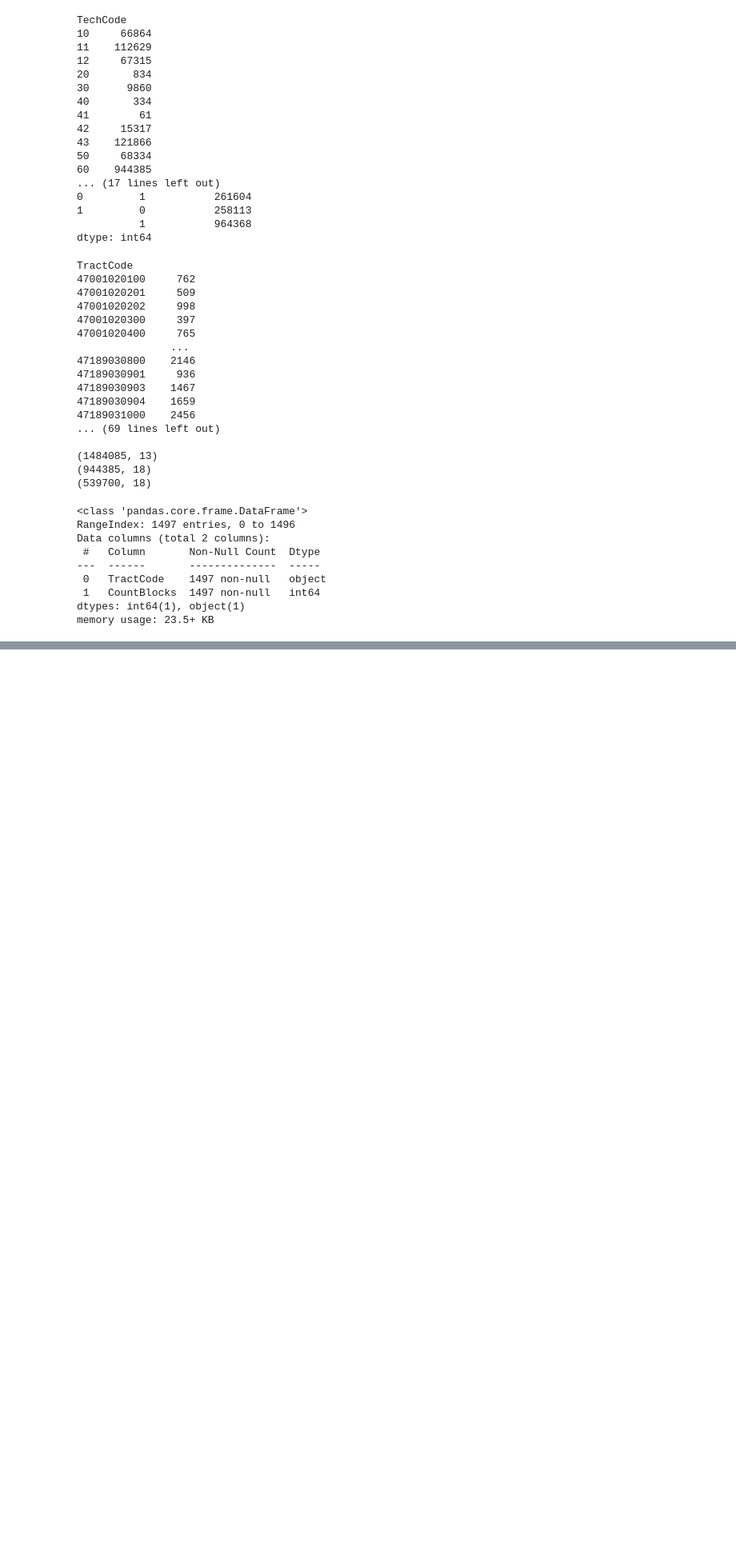
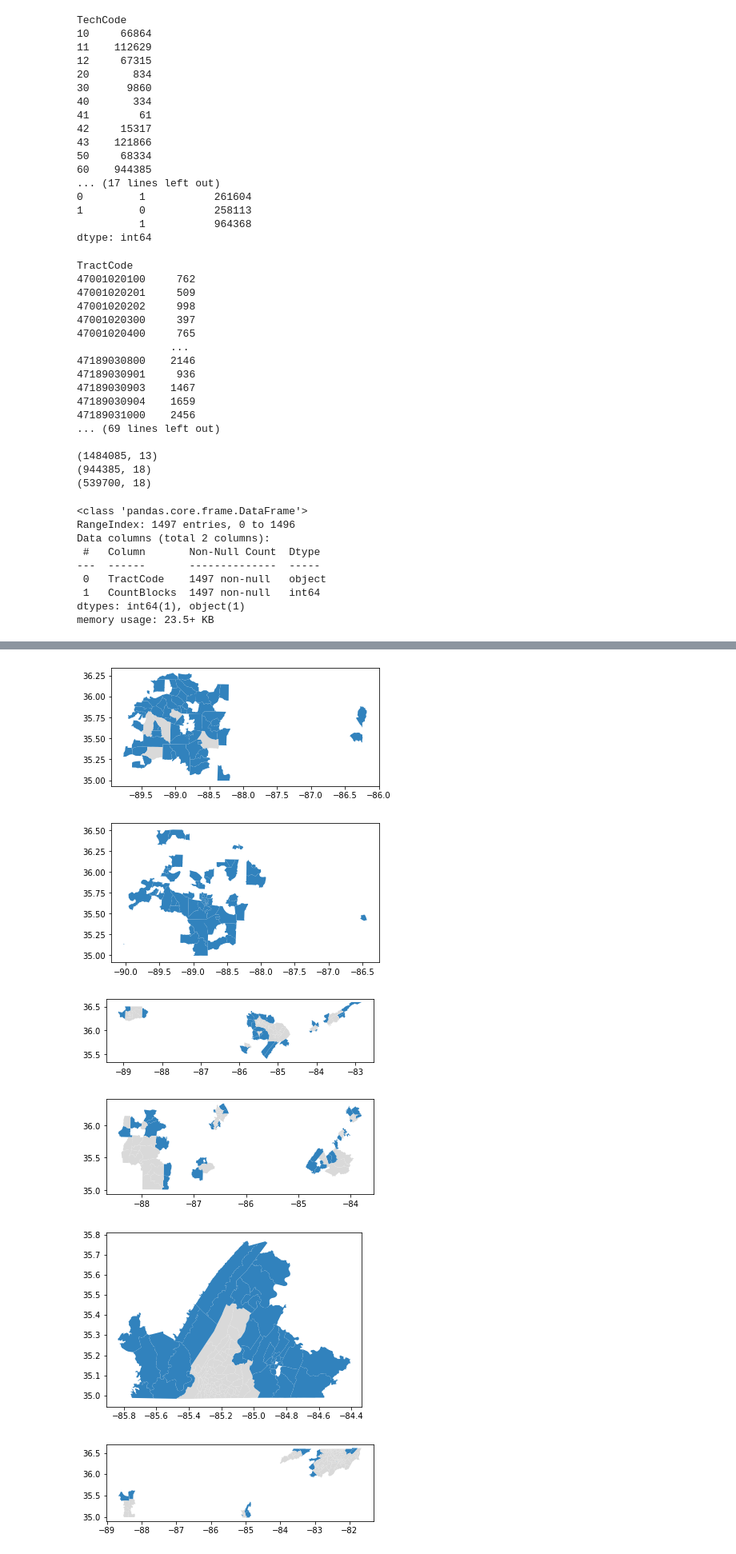
Before and after one commit to KYandow/Broadband-Coverage-TN-NSS-Capstone, a Jupyter notebook: notebooks/FCC Data - Explore & Prep for Analysis.ipynb, the cells around one changed output, grey strips where cells are left out. Shown: that part at 80% size. Saved outputs shown, nothing was run; the diff lists cells and outputs as text; code cells hidden in the pictures; blank space fills up the shorter version.

```diff
--- a/notebooks/FCC Data - Explore & Prep for Analysis.ipynb
+++ b/notebooks/FCC Data - Explore & Prep for Analysis.ipynb
@@ -401,11 +373,17 @@ mappable_provider_tract.to_csv('../out/mappable_providers_serving_tract.csv')
 # %%
 map_top_providers_dfs = []
-top_n_providers = list(block_sum_consumers.groupby('ProviderName').size().sort_values().tail(10).index)
+top_n_providers = list(consumer_set_codes.groupby('ProviderName').size().sort_values().tail(10).index)
 rp = copy.copy(cm.get_cmap('tab20c'))
 for x in top_n_providers:
-    provider_sub = block_sum_consumers[block_sum_consumers['ProviderName'] == x]
+    provider_sub = consumer_set_codes[consumer_set_codes['ProviderName'] == x]
     mappable = tract_shape.merge(provider_sub, how='left', left_on='GEOID', right_on='TractCode')
-    print(mappable.shape)
     map_top_providers_dfs.append(mappable)
 for provider_map in map_top_providers_dfs:
     provider_map.plot(column='Substantially Served', cmap=rp)
+# %% [output]
+[figure, added]
+[figure, added]
+[figure, added]
+[figure, added]
+[figure, added]
+[figure, added]
```
Also changed, not shown: parts of 19 cells of this notebook, 1 other file.
